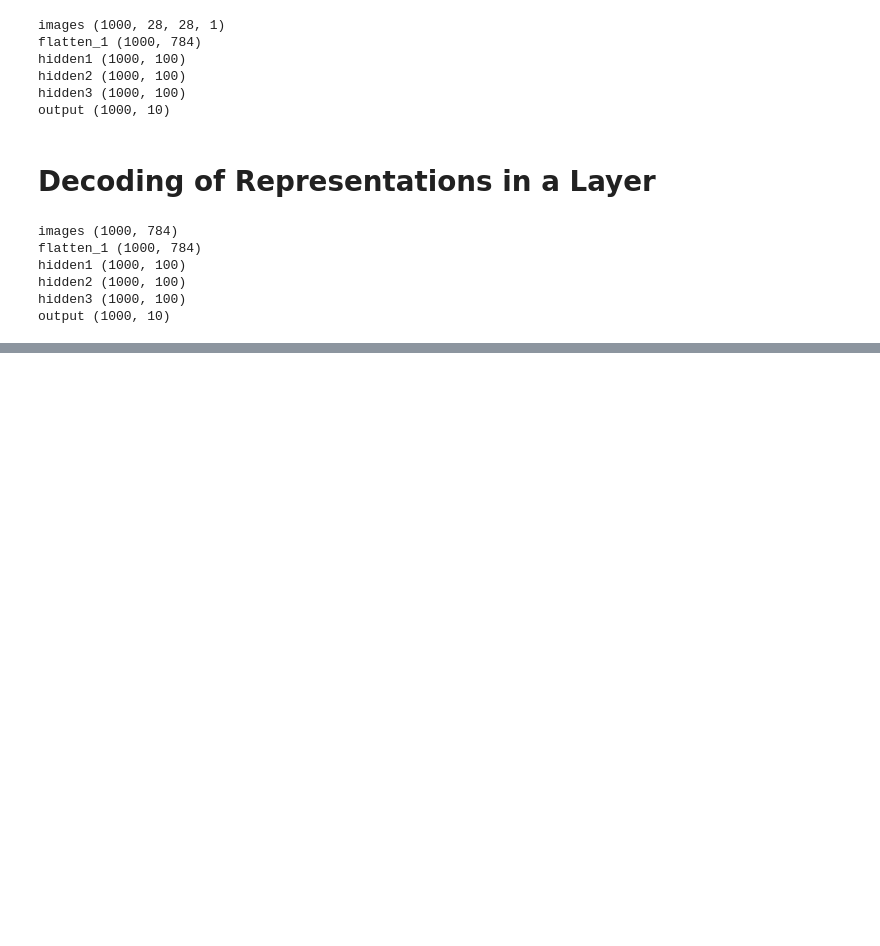
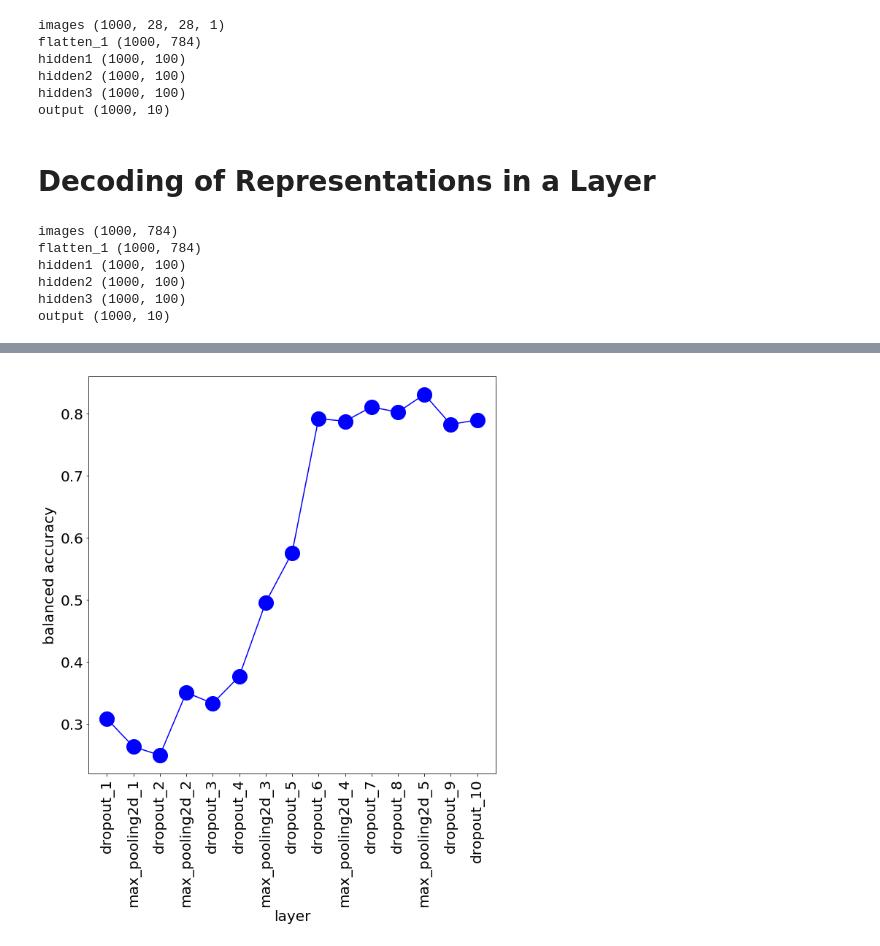
Before and after one commit to ansuini/Winter_School_QLS_2018, a Jupyter notebook: Advanced1/Decoding.ipynb, the cells around one changed output, grey strips where cells are left out. Cells and saved outputs as stored; diff of their text form; code cells hidden in the pictures; blank space fills up the shorter version.

```diff
--- a/Advanced1/Decoding.ipynb
+++ b/Advanced1/Decoding.ipynb
@@ -207,0 +286,5 @@ plt.show()
+# %%
+layers_outs = extract_representations(model.model, samples)
+layers_names = [l.name for l in model.model.layers]
+# %%
+_ = [print(i, name, l.shape) for i, (name, l) in enumerate(zip(layers_names, layers_outs) )]
@@ -207,0 +309,8 @@ plt.show()
+# %%
+# patiently individuate dropout and pooling layers indexes
+idx = [3, 7, 11, 15, 19, 23, 27, 31, 35, 39, 43, 47, 52, 57, 59]
+selected_outs = [(layers_names[i],layers_outs[i]) for i in idx]
+
+# or use a nice list comprehension
+selected_outs = [(layers_names[i],layers_outs[i]) for i in range(len(layers_names))
+                 if 'dropout' in layers_names[i] or 'pool' in layers_names[i]]
@@ -207,0 +362,3 @@ plt.show()
+# %%
+selected_layers_labels = [l for (l,_) in selected_outs]
+selected_layers_labels
@@ -207,0 +381,17 @@ plt.show()
+# %%
+fs = 20
+ms = 20
+
+fig = plt.figure(figsize=(10,10))
+plt.plot(range(len(selected_outs) ), Score, '-bo',markersize=ms)
+plt.xticks(range(len(selected_outs) ),
+           selected_layers_labels,
+           rotation='vertical',
+           fontsize=fs)
+
+plt.yticks(fontsize=fs)
+plt.ylabel('balanced accuracy',fontsize=fs)
+plt.xlabel('layer',fontsize=fs)
+plt.show()
+# %% [output]
+[figure, added]
```
Also changed, not shown: parts of 22 cells of this notebook, 4 other files.
